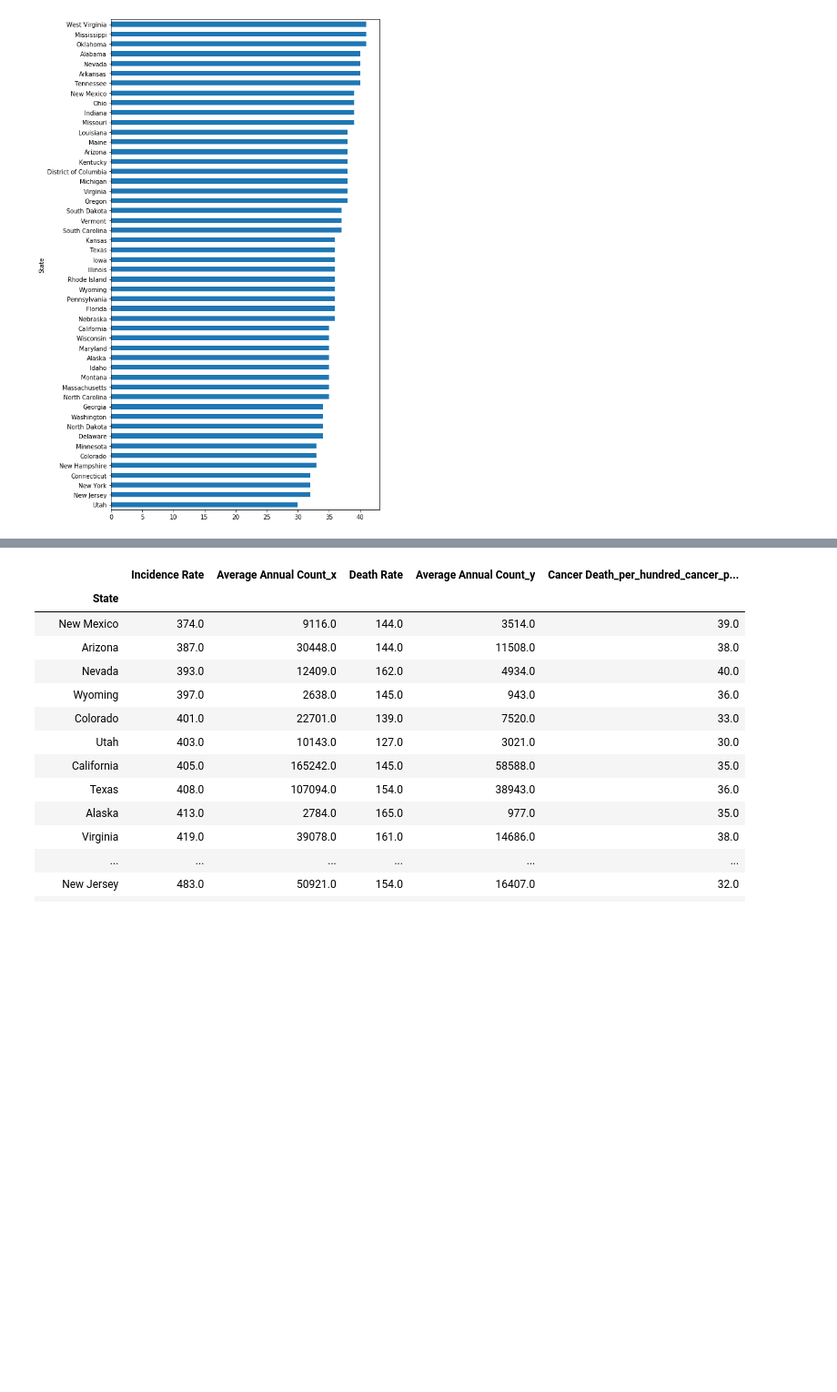
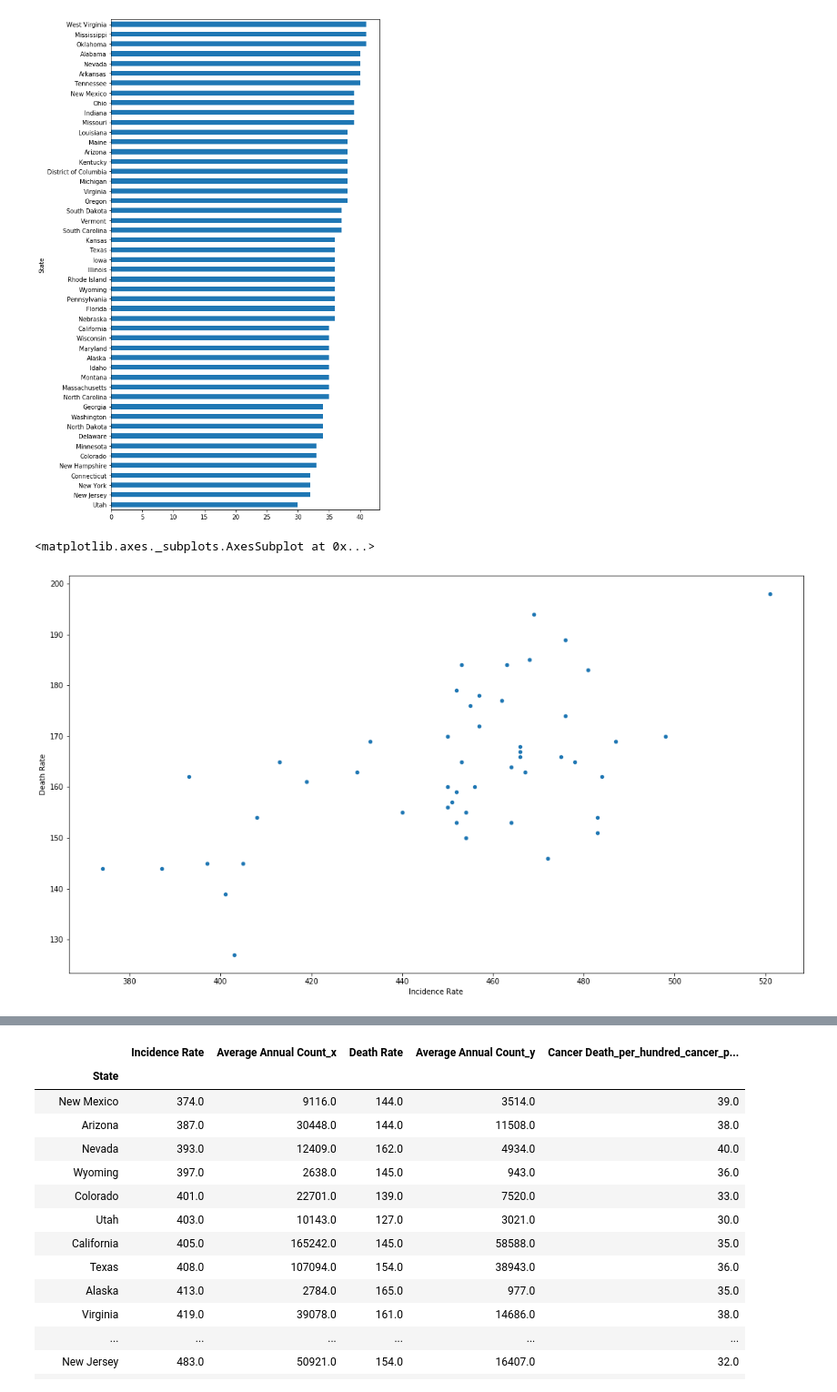
Before and after one commit to settinge/Cancer-and-Nonbiological-Variables, a Jupyter notebook: Statewiseonly.ipynb, the cells around one changed output, grey strips where cells are left out. Shown at 91% size. Saved outputs shown, nothing was run; the diff lists cells and outputs as text; code cells hidden in the pictures; blank space fills up the shorter version.

```diff
--- a/Statewiseonly.ipynb
+++ b/Statewiseonly.ipynb
@@ -150,6 +151,11 @@ cx= bx.sort_values("Cancer Death_per_hundred_cancer_patient")
 ax= cx['Cancer Death_per_hundred_cancer_patient'].plot(kind="barh", figsize=(8,15))
 # %% [output]
 [figure]
+# %%
+cx.plot.scatter(x='Incidence Rate', y='Death Rate',figsize=(18,10))
+# %% [output]
+<matplotlib.axes._subplots.AxesSubplot at 0x...>
+[figure, added]
 # %%
 pearsoncorr = Rounded_data.corr(method='pearson')
 pearsoncorr
```
Also changed, not shown: parts of 8 cells of this notebook, 3 other files.
